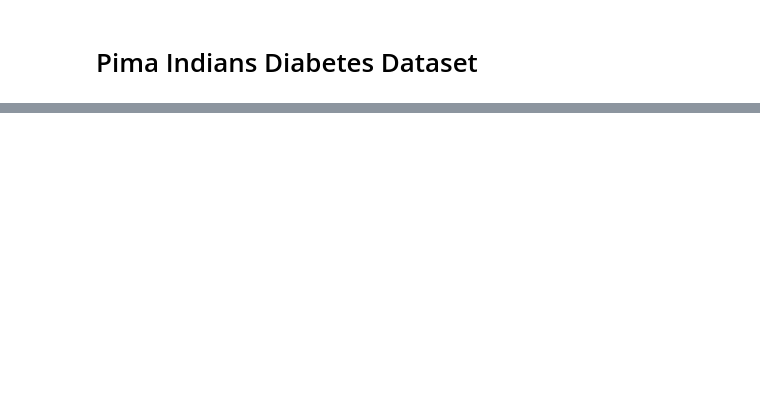
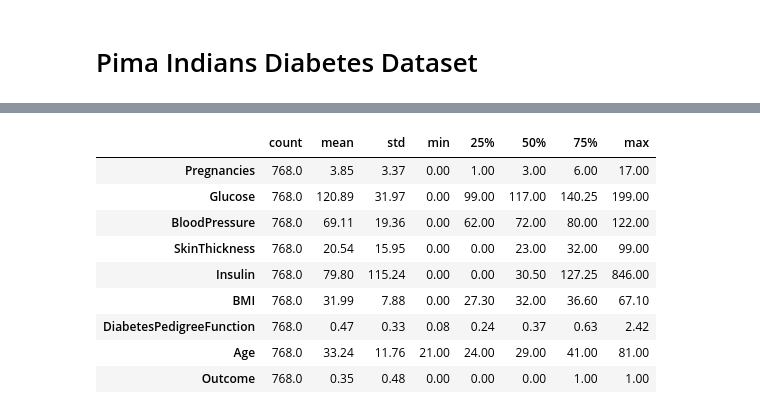
Before and after one commit to nhatlam96/ml-bank_notes_diabetes, a Jupyter notebook: diabetes/diabetes_nhatlam.ipynb, the cells around one changed output, grey strips where cells are left out. Saved outputs shown, nothing was run; the diff lists cells and outputs as text; code cells hidden in the pictures; blank space fills up the shorter version.

```diff
--- a/diabetes/diabetes_nhatlam.ipynb
+++ b/diabetes/diabetes_nhatlam.ipynb
@@ -559,0 +24,14 @@ compare_models([models_gridsearch_xy, models_default_xy], ['GridSearchCV', 'Defa
+# %%
+diabetes_untouched = pandas.read_csv('diabetes.csv')
+diabetes_untouched.describe().round(2).T
+# %% [output]
+|  | count | mean | std | min | 25% | 50% | 75% | max |
+| Pregnancies | 768.0 | 3.85 | 3.37 | 0.00 | 1.00 | 3.00 | 6.00 | 17.00 |
+| Glucose | 768.0 | 120.89 | 31.97 | 0.00 | 99.00 | 117.00 | 140.25 | 199.00 |
+| BloodPressure | 768.0 | 69.11 | 19.36 | 0.00 | 62.00 | 72.00 | 80.00 | 122.00 |
+| SkinThickness | 768.0 | 20.54 | 15.95 | 0.00 | 0.00 | 23.00 | 32.00 | 99.00 |
+| Insulin | 768.0 | 79.80 | 115.24 | 0.00 | 0.00 | 30.50 | 127.25 | 846.00 |
+| BMI | 768.0 | 31.99 | 7.88 | 0.00 | 27.30 | 32.00 | 36.60 | 67.10 |
+| DiabetesPedigreeFunction | 768.0 | 0.47 | 0.33 | 0.08 | 0.24 | 0.37 | 0.63 | 2.42 |
+| Age | 768.0 | 33.24 | 11.76 | 21.00 | 24.00 | 29.00 | 41.00 | 81.00 |
+| Outcome | 768.0 | 0.35 | 0.48 | 0.00 | 0.00 | 0.00 | 1.00 | 1.00 |
```
Also changed, not shown: parts of 55 cells of this notebook.
